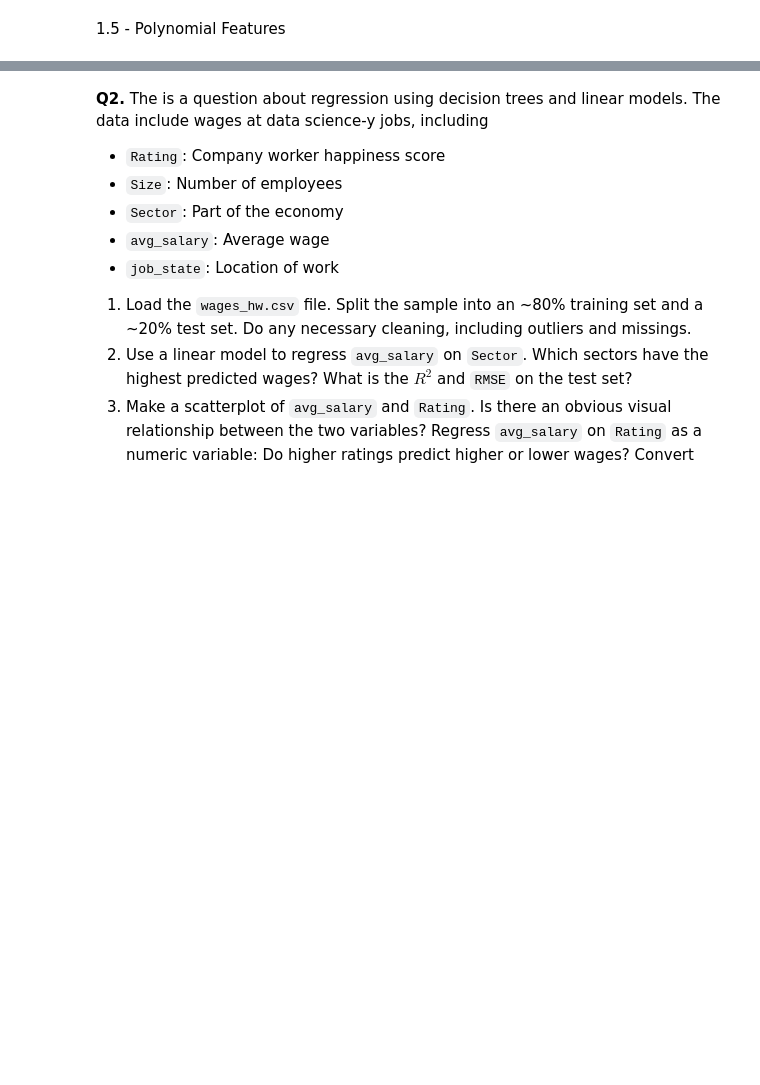
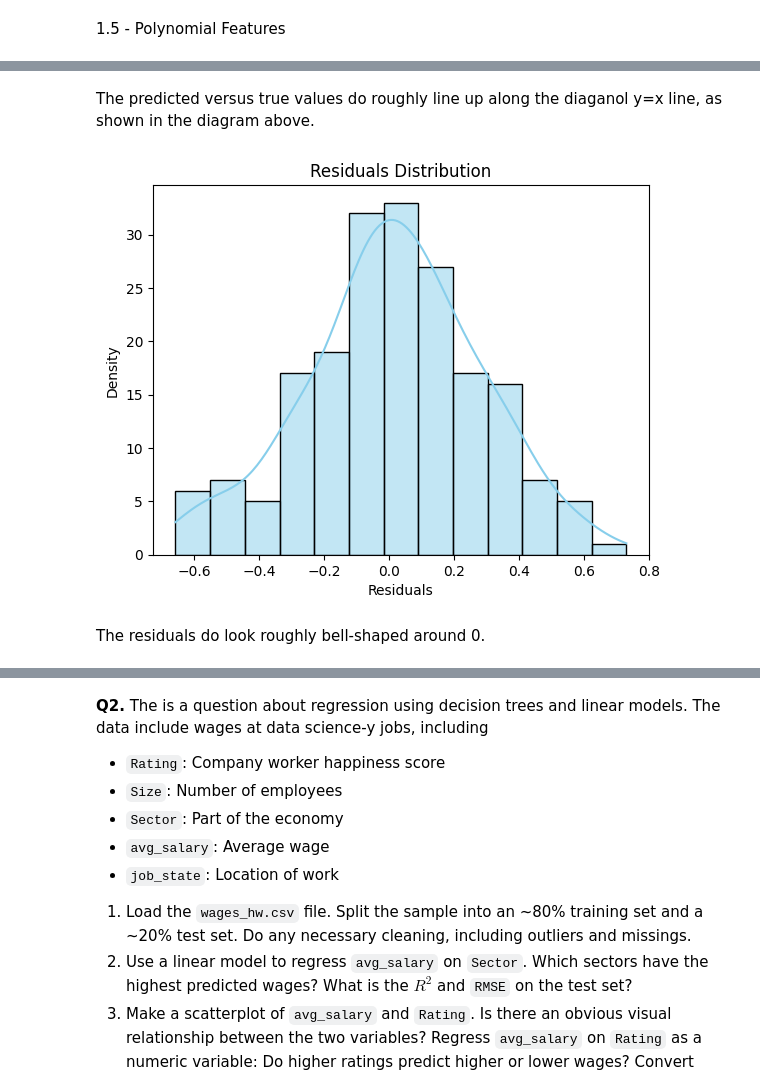
Before and after one commit to Sabrina-Hendricks/assignment4, a Jupyter notebook: assignment4.ipynb, the cells around one changed output, grey strips where cells are left out. Saved outputs shown, nothing was run; the diff lists cells and outputs as text; code cells hidden in the pictures; blank space fills up the shorter version.

```diff
--- a/assignment4.ipynb
+++ b/assignment4.ipynb
@@ -326,0 +407,15 @@ The joint model performs worse than the other two models. It performs significan
+# %% [markdown]
+The predicted versus true values do roughly line up along the diaganol y=x line, as shown in the diagram above.
+# %%
+# Compute residuals
+residuals = y_test - y_pred
+
+sns.histplot(residuals, kde=True, color='skyblue')
+plt.title('Residuals Distribution')
+plt.xlabel('Residuals')
+plt.ylabel('Density')
+plt.show()
+# %% [output]
+[figure, added]
+# %% [markdown]
+The residuals do look roughly bell-shaped around 0.
```
Also changed, not shown: parts of 11 cells of this notebook.
